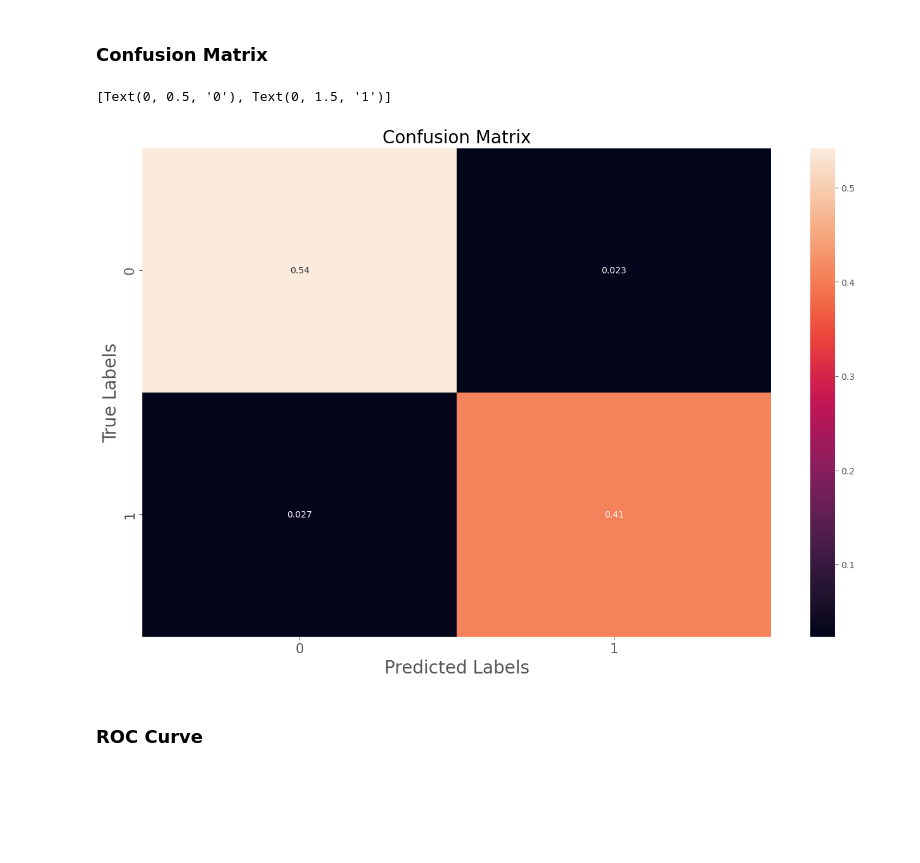
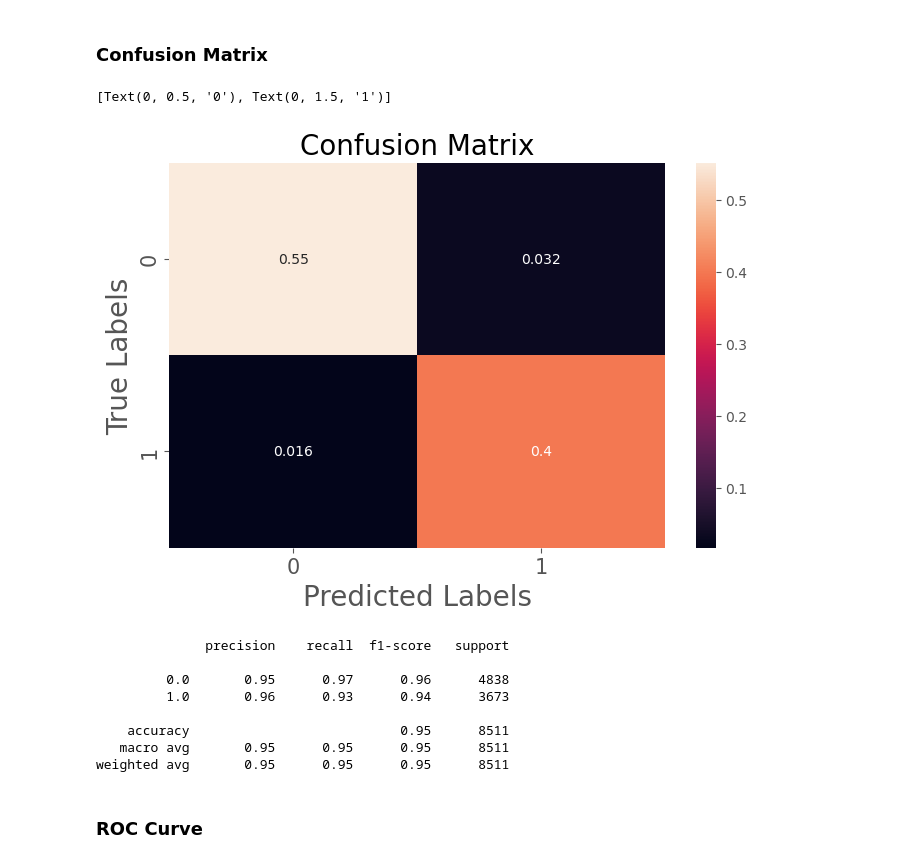
Before and after one commit to ZetrextJG/MLProject1_FakeNewsDetection, a Jupyter notebook: fake-news-detection-p3-models.ipynb, the cells around one changed output. Cells and saved outputs as stored; diff of their text form; code cells hidden in the pictures; blank space fills up the shorter version.

Commit message:
Prepare for other models

```diff
--- a/fake-news-detection-p3-models.ipynb
+++ b/fake-news-detection-p3-models.ipynb
@@ -282,4 +285,4 @@ model.evaluate(X_test_transformed, y_test)
 # %%
-y_pred = model.predict(test_inputs)
+y_pred = model.predict(X_test_transformed)
 roc05 = (y_pred > 0.5) * 1
 # %% [output]
@@ -288,19 +291,30 @@ roc05 = (y_pred > 0.5) * 1
 ### Confusion Matrix
 # %%
 matrix = confusion_matrix(roc05, y_test, normalize='all')
-plt.figure(figsize=(16, 10))
+plt.figure(figsize=(8, 5))
 ax= plt.subplot()
 sns.heatmap(matrix, annot=True, ax = ax)
 
 # labels, title and ticks
 ax.set_xlabel("Predicted Labels", size=20)
 ax.set_ylabel("True Labels", size=20)
 ax.set_title("Confusion Matrix", size=20)
 ax.xaxis.set_ticklabels([0,1], size=15)
 ax.yaxis.set_ticklabels([0,1], size=15)
 # %% [output]
 [Text(0, 0.5, '0'), Text(0, 1.5, '1')]
-[figure, old version]
+[figure, new version]
+# %%
+print(classification_report(y_test, roc05))
+# %% [output]
+              precision    recall  f1-score   support
+
+         0.0       0.95      0.97      0.96      4838
+         1.0       0.96      0.93      0.94      3673
+
+    accuracy                           0.95      8511
+   macro avg       0.95      0.95      0.95      8511
+weighted avg       0.95      0.95      0.95      8511
 # %% [markdown]
 ### ROC Curve
 # %%
```
Also changed, not shown: parts of 32 cells of this notebook.
